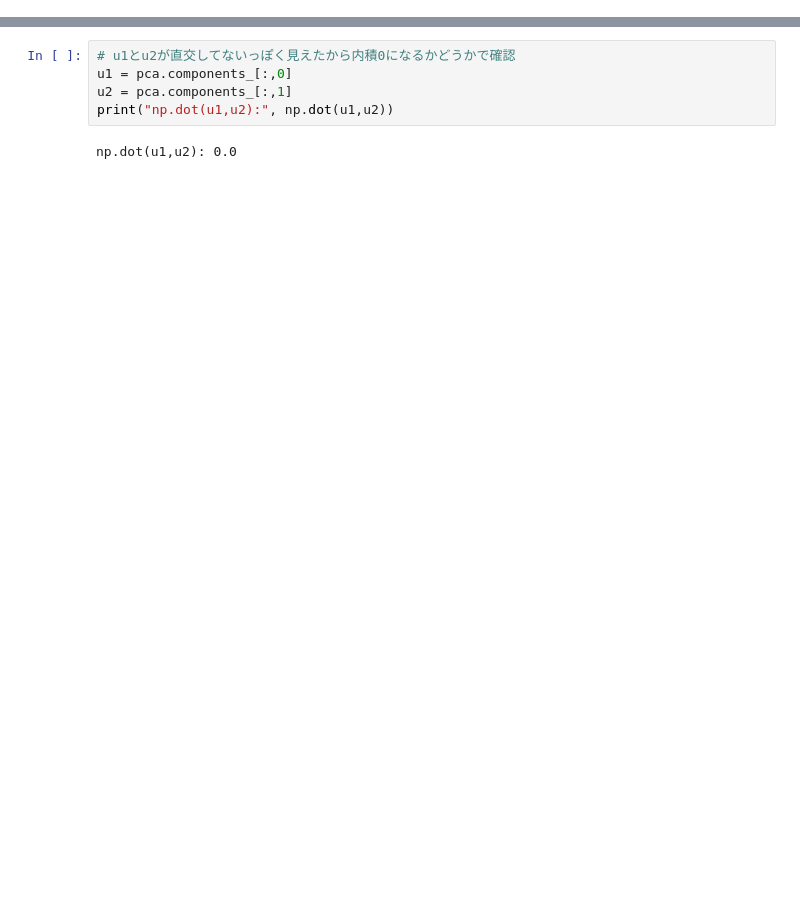
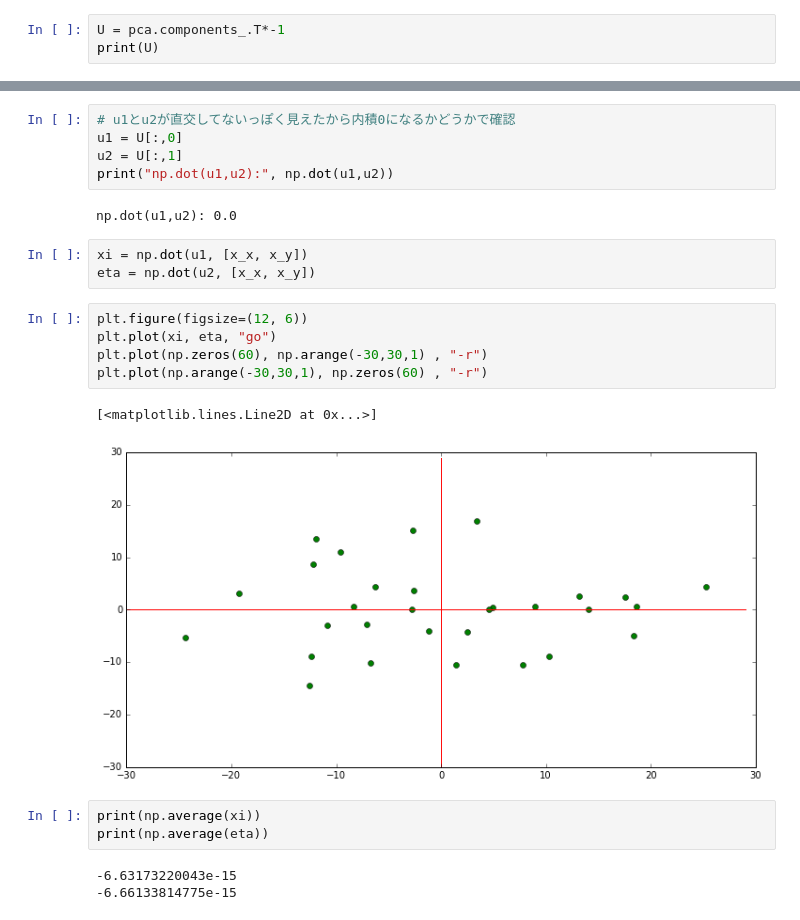
Before and after one commit to karunru/pca_test, a Jupyter notebook: PCA.ipynb, the cells around one changed output, grey strips where cells are left out. Drawn from its saved outputs; the diff is of its cells as text; blank space fills up the shorter version.

```diff
--- a/PCA.ipynb
+++ b/PCA.ipynb
@@ -97,0 +125,3 @@ print(pca.components_)
+# %%
+U = pca.components_.T*-1
+print(U)
@@ -120,7 +152,24 @@ plt.show()
 # %%
 # u1とu2が直交してないっぽく見えたから内積0になるかどうかで確認
-u1 = pca.components_[:,0]
-u2 = pca.components_[:,1]
+u1 = U[:,0]
+u2 = U[:,1]
 print("np.dot(u1,u2):", np.dot(u1,u2))
 # %% [output]
 np.dot(u1,u2): 0.0
+# %%
+xi = np.dot(u1, [x_x, x_y])
+eta = np.dot(u2, [x_x, x_y])
+# %%
+plt.figure(figsize=(12, 6))
+plt.plot(xi, eta, "go")
+plt.plot(np.zeros(60), np.arange(-30,30,1) , "-r")
+plt.plot(np.arange(-30,30,1), np.zeros(60) , "-r")
+# %% [output]
+[<matplotlib.lines.Line2D at 0x...>]
+[figure, added]
+# %%
+print(np.average(xi))
+print(np.average(eta))
+# %% [output]
+-6.63173220043e-15
+-6.66133814775e-15
```
Also changed, not shown: parts of 16 cells of this notebook.
